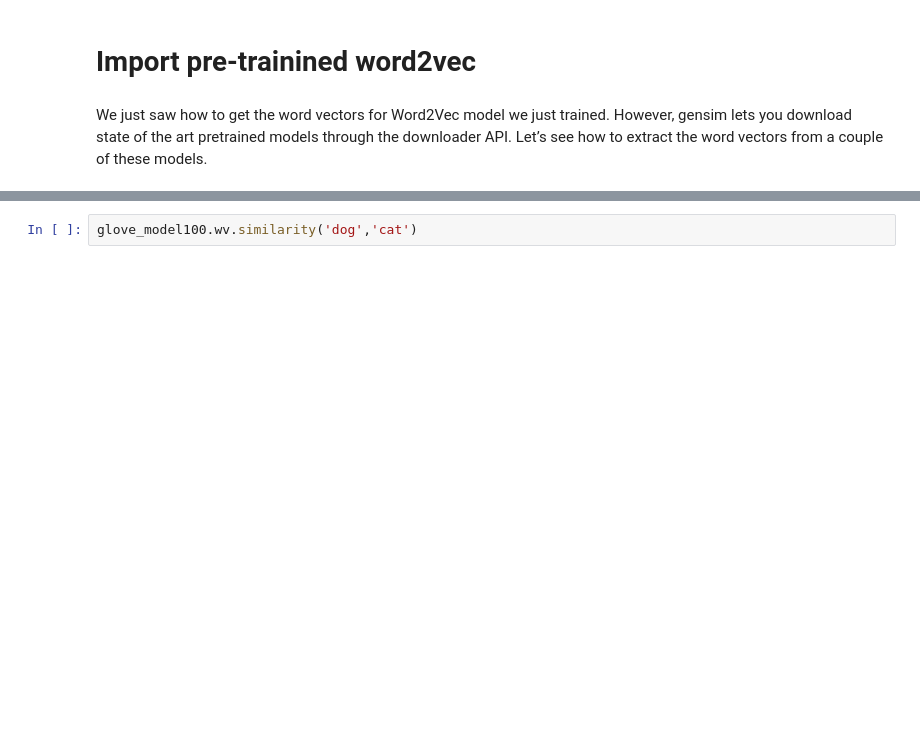
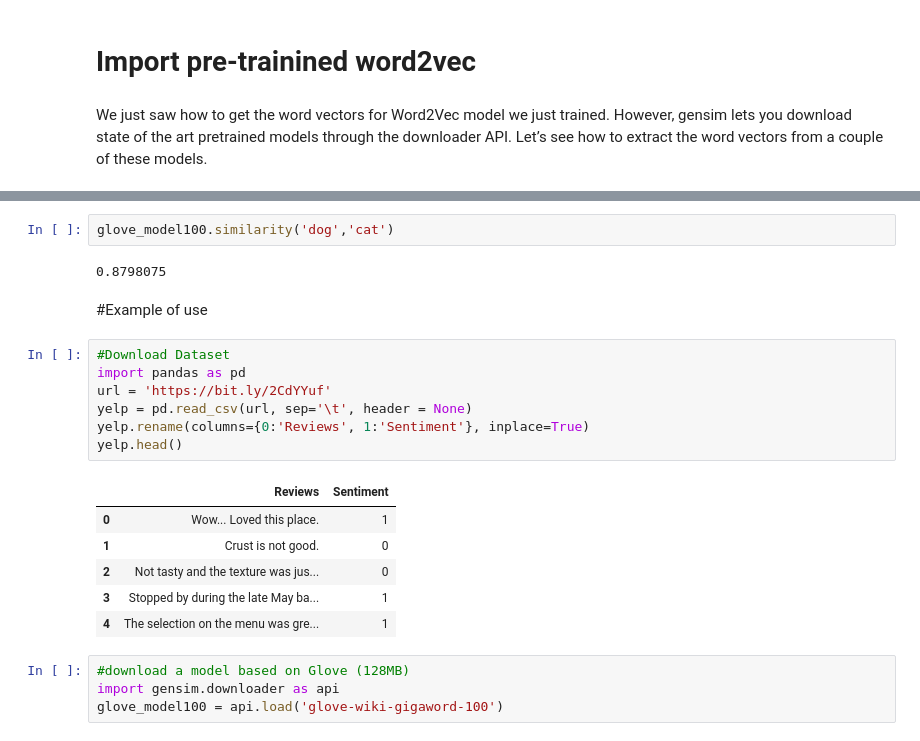
Before and after one commit to marcopoli/MRI_2023_24, a Jupyter notebook: WordEmbeddings/Gensim_tutorial.ipynb, the cells around one changed output, grey strips where cells are left out. Saved outputs shown, nothing was run; the diff lists cells and outputs as text; blank space fills up the shorter version.

```diff
--- a/WordEmbeddings/Gensim_tutorial.ipynb
+++ b/WordEmbeddings/Gensim_tutorial.ipynb
@@ -296,2 +298,24 @@ glove_model100.wv.most_similar('dog')
 # %%
-glove_model100.wv.similarity('dog','cat')
+glove_model100.similarity('dog','cat')
+# %% [output]
+0.8798075
+# %% [markdown]
+#Example of use
+# %%
+#Download Dataset
+import pandas as pd
+url = 'https://bit.ly/2CdYYuf'
+yelp = pd.read_csv(url, sep='\t', header = None)
+yelp.rename(columns={0:'Reviews', 1:'Sentiment'}, inplace=True)
+yelp.head()
+# %% [output]
+|  | Reviews | Sentiment |
+| 0 | Wow... Loved this place. | 1 |
+| 1 | Crust is not good. | 0 |
+| 2 | Not tasty and the texture was jus... | 0 |
+| 3 | Stopped by during the late May ba... | 1 |
+| 4 | The selection on the menu was gre... | 1 |
+# %%
+#download a model based on Glove (128MB)
+import gensim.downloader as api
+glove_model100 = api.load('glove-wiki-gigaword-100')
```
Also changed, not shown: parts of 12 cells of this notebook.
